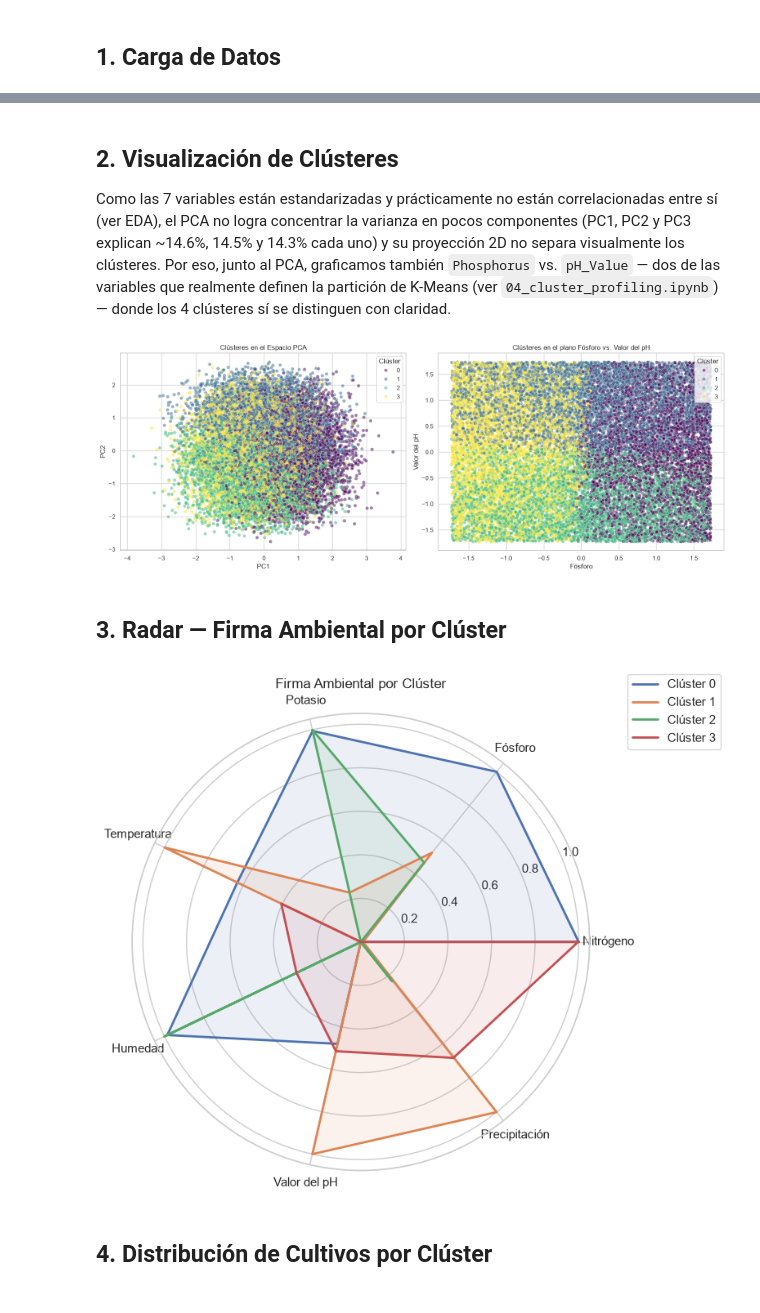
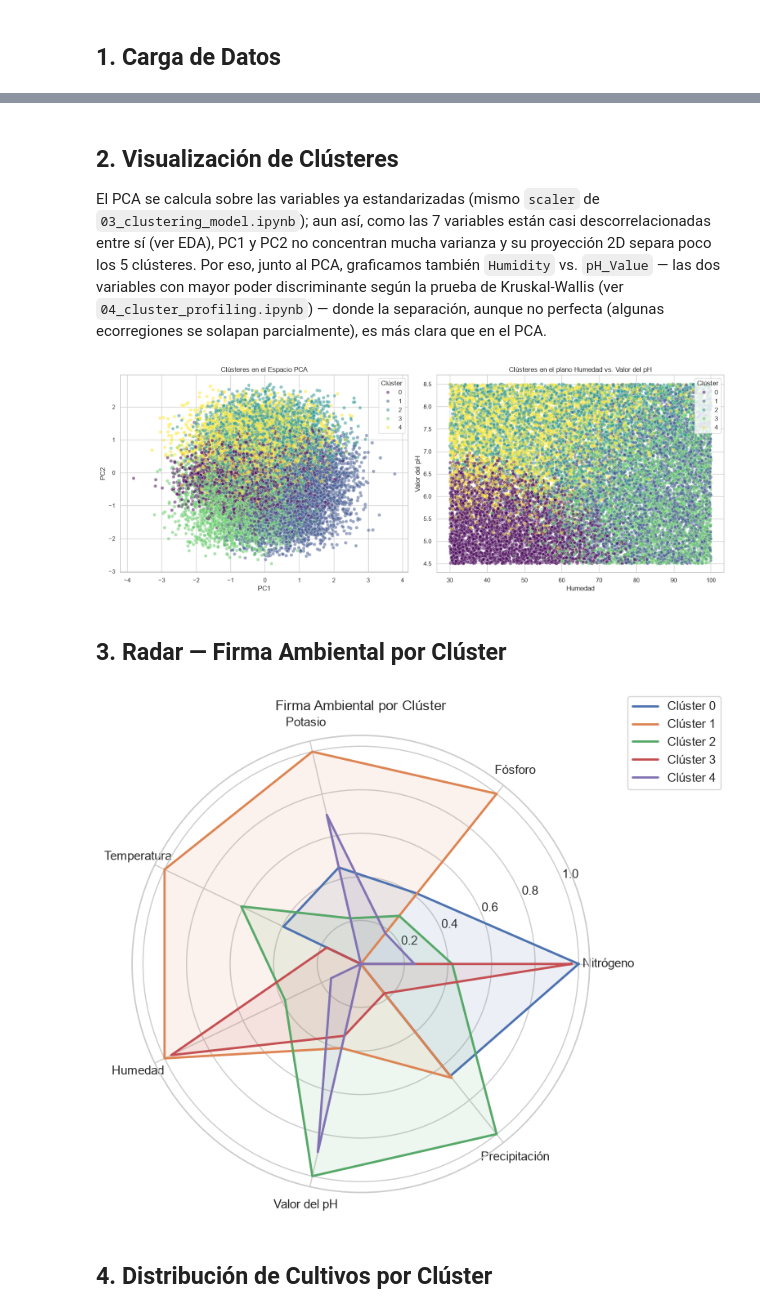
Before and after one commit to Dmgar/Project_Terra, a Jupyter notebook: notebooks/05_dashboard.ipynb, the cells around one changed output, grey strips where cells are left out. Cells and saved outputs as stored; diff of their text form; code cells hidden in the pictures.

Commit message:
Fix notebooks and data models

```diff
--- a/notebooks/05_dashboard.ipynb
+++ b/notebooks/05_dashboard.ipynb
@@ -21,9 +22,13 @@ plt.rcParams["figure.figsize"] = (10, 6)
 clustered_path = "../data/processed/sensor_Crop_Dataset_clustered.csv"
 df = pd.read_csv(clustered_path)
 
-cluster_col = 'cluster_kmeans'
+cluster_col = 'kmeans_cluster'
 target = 'Crop'
-feature_cols = [c for c in df.select_dtypes(include=np.number).columns if not c.startswith('cluster')]
+feature_cols = ['Nitrogen', 'Phosphorus', 'Potassium', 'Temperature', 'Humidity', 'pH_Value', 'Rainfall']
+
+models_dir = Path('../data/models')
+scaler = joblib.load(models_dir / 'scaler.joblib')
+kmeans_model = joblib.load(models_dir / f'kmeans_k{df[cluster_col].nunique()}.joblib')
 
 # Nombres legibles de las columnas, para usar en títulos y ejes de los gráficos
 nombres_legibles = {
@@ -49,30 +54,30 @@ Dimensiones: (20000, 10)
 # %% [markdown]
 ## 2. Visualización de Clústeres
-Como las 7 variables están estandarizadas y prácticamente no están correlacionadas entre sí (ver EDA), el PCA no logra concentrar la varianza en pocos componentes (PC1, PC2 y PC3 explican ~14.6%, 14.5% y 14.3% cada uno) y su proyección 2D no separa visualmente los clústeres. Por eso, junto al PCA, graficamos también `Phosphorus` vs. `pH_Value` — dos de las variables que realmente definen la partición de K-Means (ver `04_cluster_profiling.ipynb`) — donde los 4 clústeres sí se distinguen con claridad.
+El PCA se calcula sobre las variables ya estandarizadas (mismo `scaler` de `03_clustering_model.ipynb`); aun así, como las 7 variables están casi descorrelacionadas entre sí (ver EDA), PC1 y PC2 no concentran mucha varianza y su proyección 2D separa poco los 5 clústeres. Por eso, junto al PCA, graficamos también `Humidity` vs. `pH_Value` — las dos variables con mayor poder discriminante según la prueba de Kruskal-Wallis (ver `04_cluster_profiling.ipynb`) — donde la separación, aunque no perfecta (algunas ecorregiones se solapan parcialmente), es más clara que en el PCA.
 # %%
-pca = PCA(n_components=2)
-components = pca.fit_transform(df[feature_cols])
+X_scaled = scaler.transform(df[feature_cols])
+components = PCA(n_components=2).fit_transform(X_scaled)
 
 df_plot = df.copy()
 df_plot['PC1'] = components[:, 0]
 df_plot['PC2'] = components[:, 1]
 
 fig, axes = plt.subplots(1, 2, figsize=(16, 6))
 
 sns.scatterplot(data=df_plot, x='PC1', y='PC2', hue=cluster_col, palette='viridis', alpha=0.5, ax=axes[0])
 axes[0].set_title('Clústeres en el Espacio PCA')
 axes[0].legend(title='Clúster')
 
-sns.scatterplot(data=df_plot, x='Phosphorus', y='pH_Value', hue=cluster_col, palette='viridis', alpha=0.5, ax=axes[1])
-axes[1].set_title('Clústeres en el plano Fósforo vs. Valor del pH')
-axes[1].set_xlabel('Fósforo')
+sns.scatterplot(data=df_plot, x='Humidity', y='pH_Value', hue=cluster_col, palette='viridis', alpha=0.5, ax=axes[1])
+axes[1].set_title('Clústeres en el plano Humedad vs. Valor del pH')
+axes[1].set_xlabel('Humedad')
 axes[1].set_ylabel('Valor del pH')
 axes[1].legend(title='Clúster')
 
 plt.tight_layout()
 plt.show()
 # %% [output]
-[figure, old version]
+[figure, new version]
 # %% [markdown]
 ## 3. Radar — Firma Ambiental por Clúster
 # %%
@@ -99,7 +104,7 @@ ax.legend(loc='upper right', bbox_to_anchor=(1.3, 1.1))
 plt.tight_layout()
 plt.show()
 # %% [output]
-[figure, old version]
+[figure, new version]
 # %% [markdown]
 ## 4. Distribución de Cultivos por Clúster
 # %%
```
Also changed, not shown: parts of 8 cells of this notebook, 7 other files.
